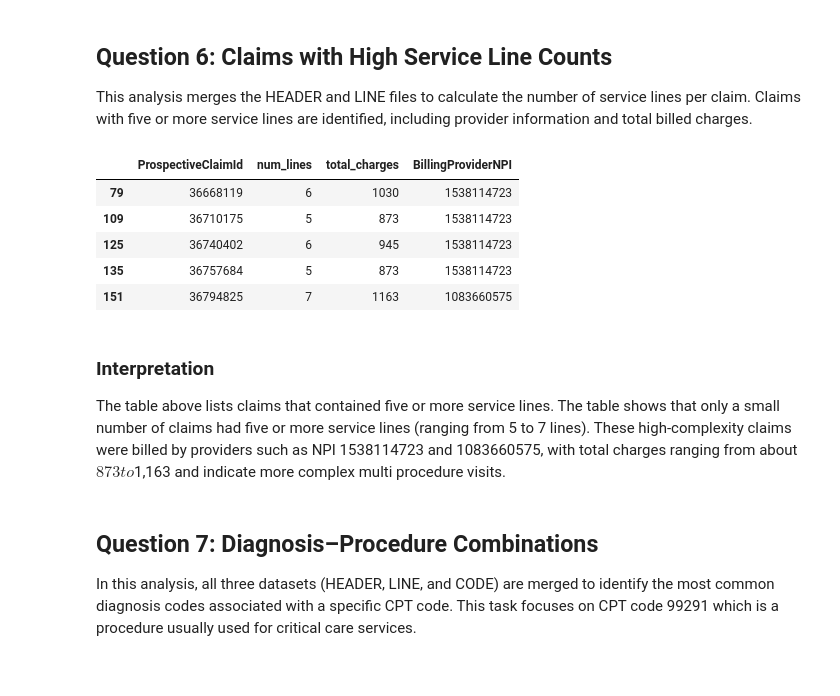
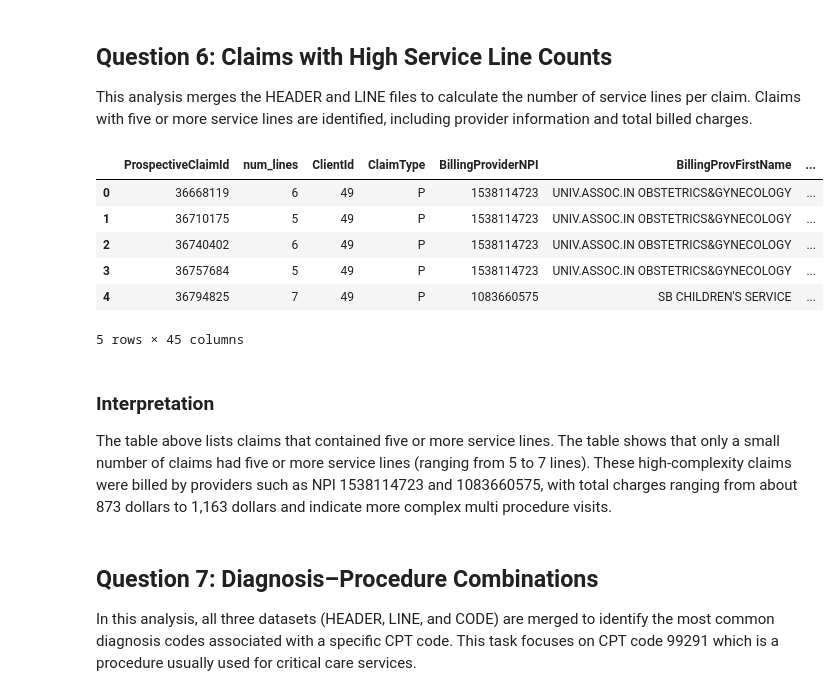
Before and after one commit to ezzahasad/claims-analysis, a Jupyter notebook: notebooks/claims_analysis.ipynb, the cells around one changed output. Cells and saved outputs as stored; diff of their text form; code cells hidden in the pictures.

```diff
--- a/notebooks/claims_analysis.ipynb
+++ b/notebooks/claims_analysis.ipynb
@@ -363,46 +373,43 @@ In this section, I perform more advanced relational analysis by merging the HEAD
 ## Question 6: Claims with High Service Line Counts
 
 This analysis merges the HEADER and LINE files to calculate the number of service lines per claim. Claims with five or more service lines are identified, including provider information and total billed charges.
-# %%
-# Merge HEADER and LINE files on ProspectiveClaimId
-merged_hl = df_header.merge(df_line, on="ProspectiveClaimId", how="inner")
-
-# Count service lines per claim
-line_counts = (
-    merged_hl.groupby("ProspectiveClaimId")["LinePos"]
-    .count()
-    .reset_index(name="num_lines")
-)
-
-# Total charges per claim
-total_charges = (
-    merged_hl.groupby("ProspectiveClaimId")["Charges"]
-    .sum()
-    .reset_index(name="total_charges")
-)
-
-# Merge line counts and total charges back with provider NPI
-claim_summary = (
-    line_counts.merge(total_charges, on="ProspectiveClaimId")
-               .merge(df_header[["ProspectiveClaimId", "BillingProviderNPI"]],
-                      on="ProspectiveClaimId")
-)
-
-# Filter for claims with 5 or more service lines
-claims_5plus = claim_summary[claim_summary["num_lines"] >= 5]
-
-claims_5plus
-# %% [output]
-|  | ProspectiveClaimId | num_lines | total_charges | BillingProviderNPI |
-| 79 | 36668119 | 6 | 1030 | 1538114723 |
-| 109 | 36710175 | 5 | 873 | 1538114723 |
-| 125 | 36740402 | 6 | 945 | 1538114723 |
-| 135 | 36757684 | 5 | 873 | 1538114723 |
-| 151 | 36794825 | 7 | 1163 | 1083660575 |
+# %%
+# Merge HEADER and LINE files on ProspectiveClaimId
+merged_hl = df_header.merge(df_line, on="ProspectiveClaimId", how="inner")
+
+# Count service lines per claim
+line_counts = (
+    merged_hl.groupby("ProspectiveClaimId")["LinePos"]
+    .count()
+    .reset_index(name="num_lines")
+)
+
+# Filter for claims with 5 or more lines
+high_line_claims = line_counts[line_counts["num_lines"] >= 5]
+
+# Merge back with HEADER to get provider + payer info
+high_line_details = high_line_claims.merge(df_header, on="ProspectiveClaimId", how="left")
+
+# Merge with LINE to get charges
+high_line_details = high_line_details.merge(
+    df_line.groupby("ProspectiveClaimId")["Charges"].sum().reset_index(name="total_charges"),
+    on="ProspectiveClaimId",
+    how="left"
+)
+
+high_line_details
+# %% [output]
+|  | ProspectiveClaimId | num_lines | ClientId | ClaimType | BillingProviderNPI | BillingProvFirstName | ... |
+| 0 | 36668119 | 6 | 49 | P | 1538114723 | UNIV.ASSOC.IN OBSTETRICS&GYNECOLOGY | ... |
+| 1 | 36710175 | 5 | 49 | P | 1538114723 | UNIV.ASSOC.IN OBSTETRICS&GYNECOLOGY | ... |
+| 2 | 36740402 | 6 | 49 | P | 1538114723 | UNIV.ASSOC.IN OBSTETRICS&GYNECOLOGY | ... |
+| 3 | 36757684 | 5 | 49 | P | 1538114723 | UNIV.ASSOC.IN OBSTETRICS&GYNECOLOGY | ... |
+| 4 | 36794825 | 7 | 49 | P | 1083660575 | SB CHILDREN'S SERVICE | ... |
+5 rows × 45 columns
 # %% [markdown]
 ### Interpretation
 
-The table above lists claims that contained five or more service lines. The table shows that only a small number of claims had five or more service lines (ranging from 5 to 7 lines). These high-complexity claims were billed by providers such as NPI 1538114723 and 1083660575, with total charges ranging from about $873 to $1,163 and indicate more complex multi procedure visits.
+The table above lists claims that contained five or more service lines. The table shows that only a small number of claims had five or more service lines (ranging from 5 to 7 lines). These high-complexity claims were billed by providers such as NPI 1538114723 and 1083660575, with total charges ranging from about 873 dollars to 1,163 dollars and indicate more complex multi procedure visits.
 # %% [markdown]
 ## Question 7: Diagnosis–Procedure Combinations
 
```
Also changed, not shown: parts of 2 cells of this notebook.
